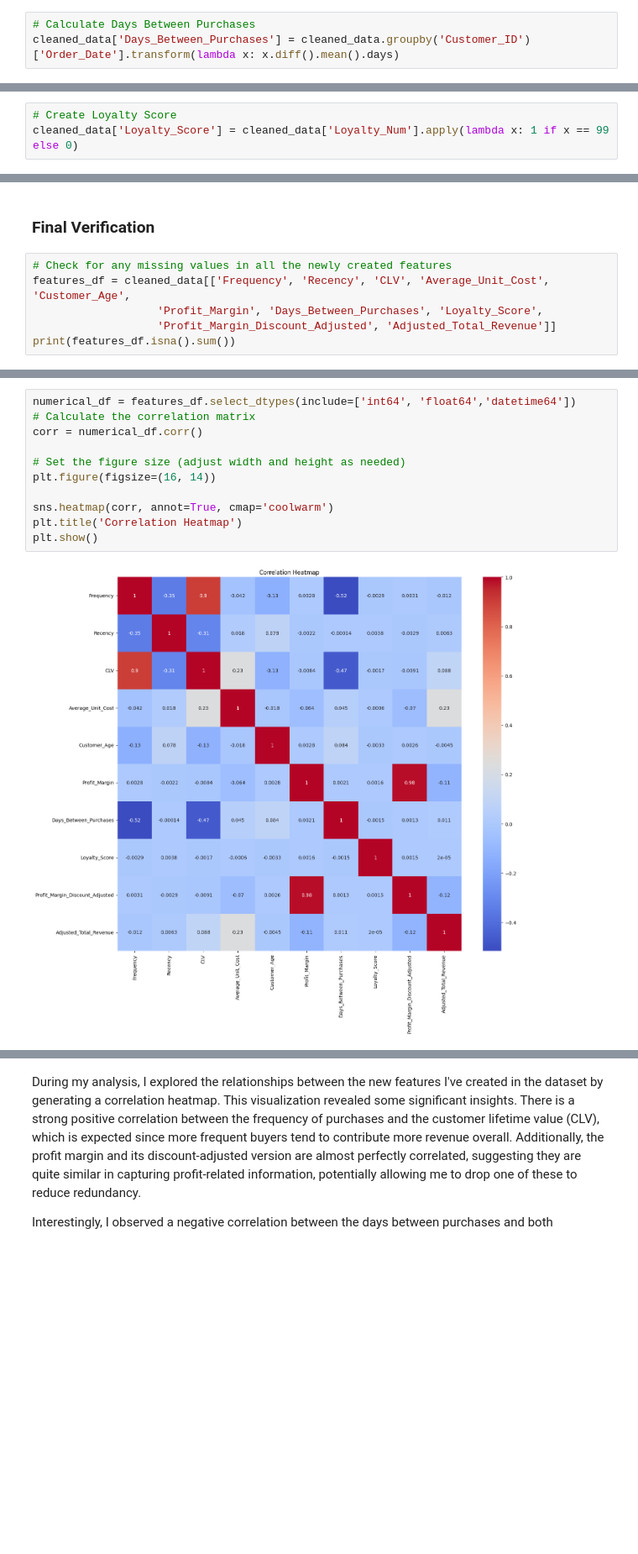
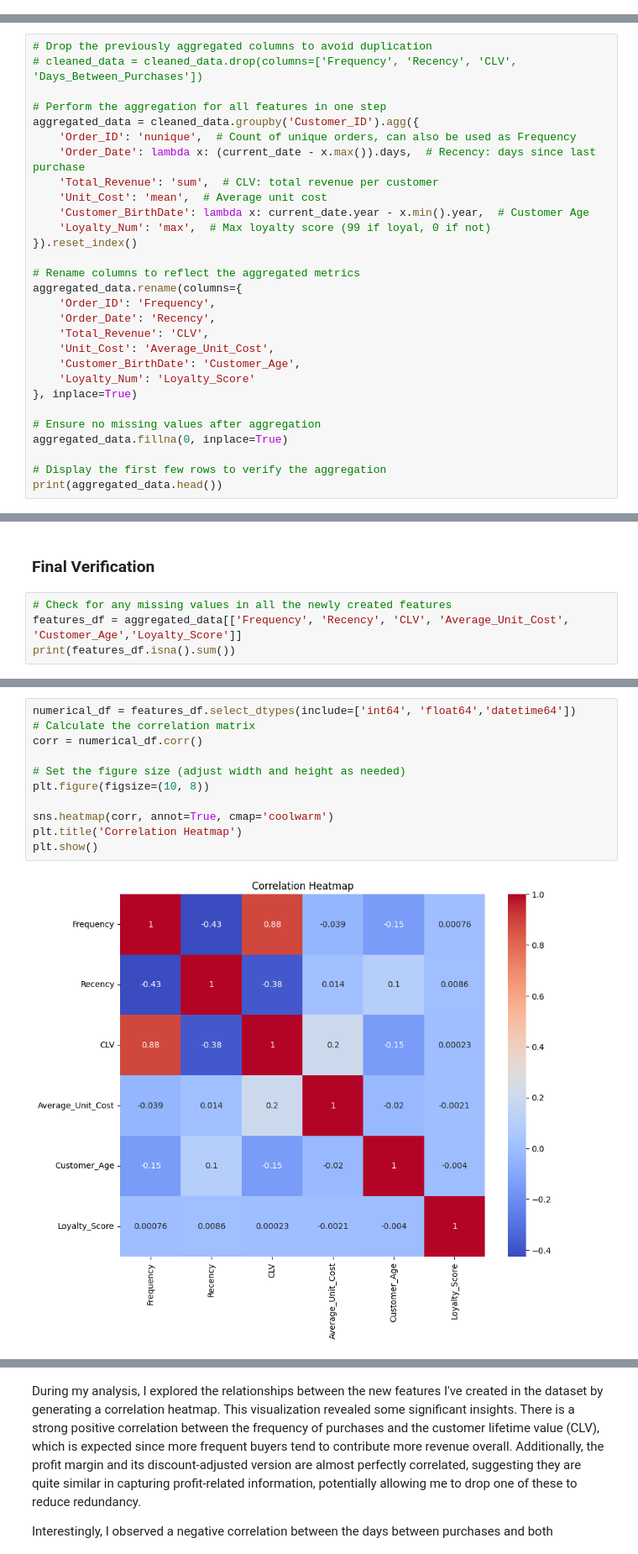
Before and after one commit to sheldonkemper/portfolio, a Jupyter notebook: KEMPER_SHELDON_CAM_C101_Week_6_Mini-project.ipynb, the cells around one changed output, grey strips where cells are left out. Shown at 84% size. Saved outputs shown, nothing was run; the diff lists cells and outputs as text; blank space fills up the shorter version.

```diff
--- a/KEMPER_SHELDON_CAM_C101_Week_6_Mini-project.ipynb
+++ b/KEMPER_SHELDON_CAM_C101_Week_6_Mini-project.ipynb
@@ -1231,3 +1232,0 @@ cleaned_data['Profit_Margin'] = (cleaned_data['Profit'] / cleaned_data['Total_Re
-# %%
-# Calculate Days Between Purchases
-cleaned_data['Days_Between_Purchases'] = cleaned_data.groupby('Customer_ID')['Order_Date'].transform(lambda x: x.diff().mean().days)
@@ -1236,3 +1232,0 @@ cleaned_data['Days_Between_Purchases'] = cleaned_data.groupby('Customer_ID')['Or
-# %%
-# Create Loyalty Score
-cleaned_data['Loyalty_Score'] = cleaned_data['Loyalty_Num'].apply(lambda x: 1 if x == 99 else 0)
@@ -1267,0 +1237,29 @@ print(cleaned_data[['Total_Revenue', 'Adjusted_Total_Revenue', 'Profit', 'Discou
+# %%
+# Drop the previously aggregated columns to avoid duplication
+# cleaned_data = cleaned_data.drop(columns=['Frequency', 'Recency', 'CLV', 'Days_Between_Purchases'])
+
+# Perform the aggregation for all features in one step
+aggregated_data = cleaned_data.groupby('Customer_ID').agg({
+    'Order_ID': 'nunique',  # Count of unique orders, can also be used as Frequency
+    'Order_Date': lambda x: (current_date - x.max()).days,  # Recency: days since last purchase
+    'Total_Revenue': 'sum',  # CLV: total revenue per customer
+    'Unit_Cost': 'mean',  # Average unit cost
+    'Customer_BirthDate': lambda x: current_date.year - x.min().year,  # Customer Age
+    'Loyalty_Num': 'max',  # Max loyalty score (99 if loyal, 0 if not)
+}).reset_index()
+
+# Rename columns to reflect the aggregated metrics
+aggregated_data.rename(columns={
+    'Order_ID': 'Frequency',
+    'Order_Date': 'Recency',
+    'Total_Revenue': 'CLV',
+    'Unit_Cost': 'Average_Unit_Cost',
+    'Customer_BirthDate': 'Customer_Age',
+    'Loyalty_Num': 'Loyalty_Score'
+}, inplace=True)
+
+# Ensure no missing values after aggregation
+aggregated_data.fillna(0, inplace=True)
+
+# Display the first few rows to verify the aggregation
+print(aggregated_data.head())
@@ -1269,8 +1281,6 @@ print(cleaned_data[['Total_Revenue', 'Adjusted_Total_Revenue', 'Profit', 'Discou
 ### Final Verification
 # %%
 # Check for any missing values in all the newly created features
-features_df = cleaned_data[['Frequency', 'Recency', 'CLV', 'Average_Unit_Cost', 'Customer_Age',
-                   'Profit_Margin', 'Days_Between_Purchases', 'Loyalty_Score',
-                   'Profit_Margin_Discount_Adjusted', 'Adjusted_Total_Revenue']]
+features_df = aggregated_data[['Frequency', 'Recency', 'CLV', 'Average_Unit_Cost', 'Customer_Age','Loyalty_Score']]
 print(features_df.isna().sum())
 # %% [output]
@@ -1288,16 +1294,16 @@ dtype: int64
 # %%
 numerical_df = features_df.select_dtypes(include=['int64', 'float64','datetime64'])
 # Calculate the correlation matrix
 corr = numerical_df.corr()
 
 # Set the figure size (adjust width and height as needed)
-plt.figure(figsize=(16, 14))
+plt.figure(figsize=(10, 8))
 
 sns.heatmap(corr, annot=True, cmap='coolwarm')
 plt.title('Correlation Heatmap')
 plt.show()
 # %% [output]
-[figure, old version]
+[figure, new version]
 # %%
 # Calculate the correlation matrix
 correlation_matrix = numerical_df.corr()
```
Also changed, not shown: parts of 44 cells of this notebook.
